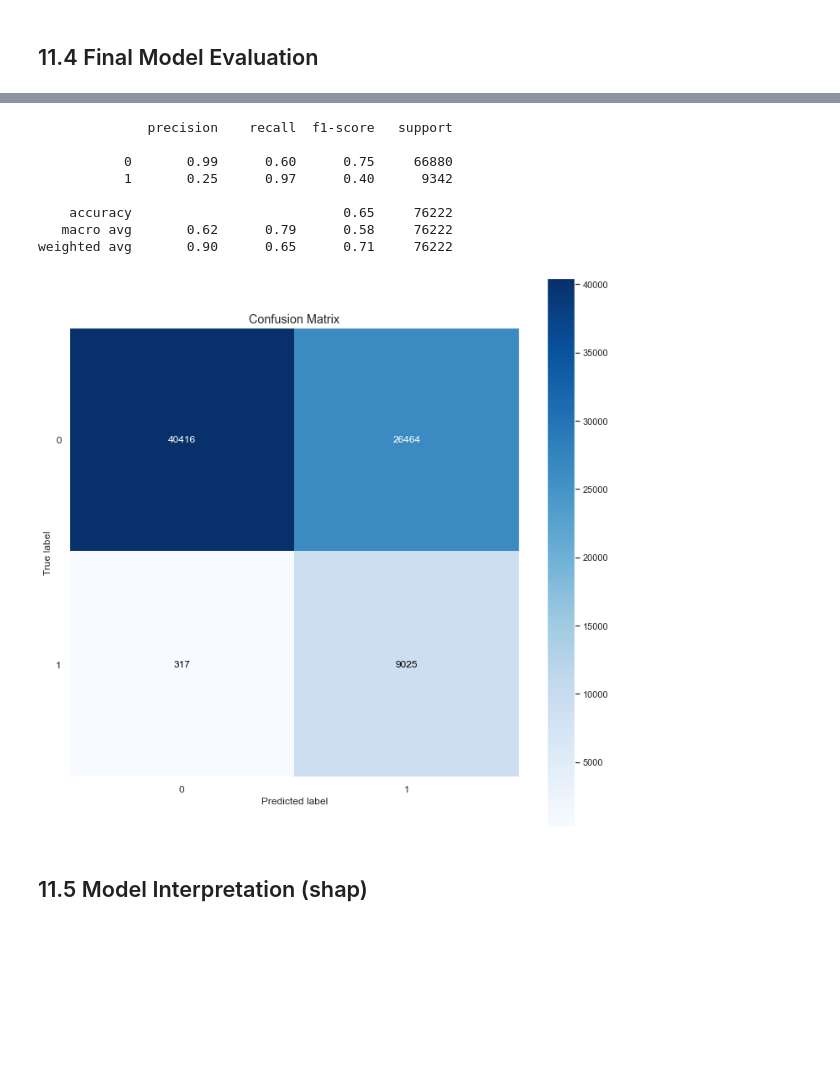
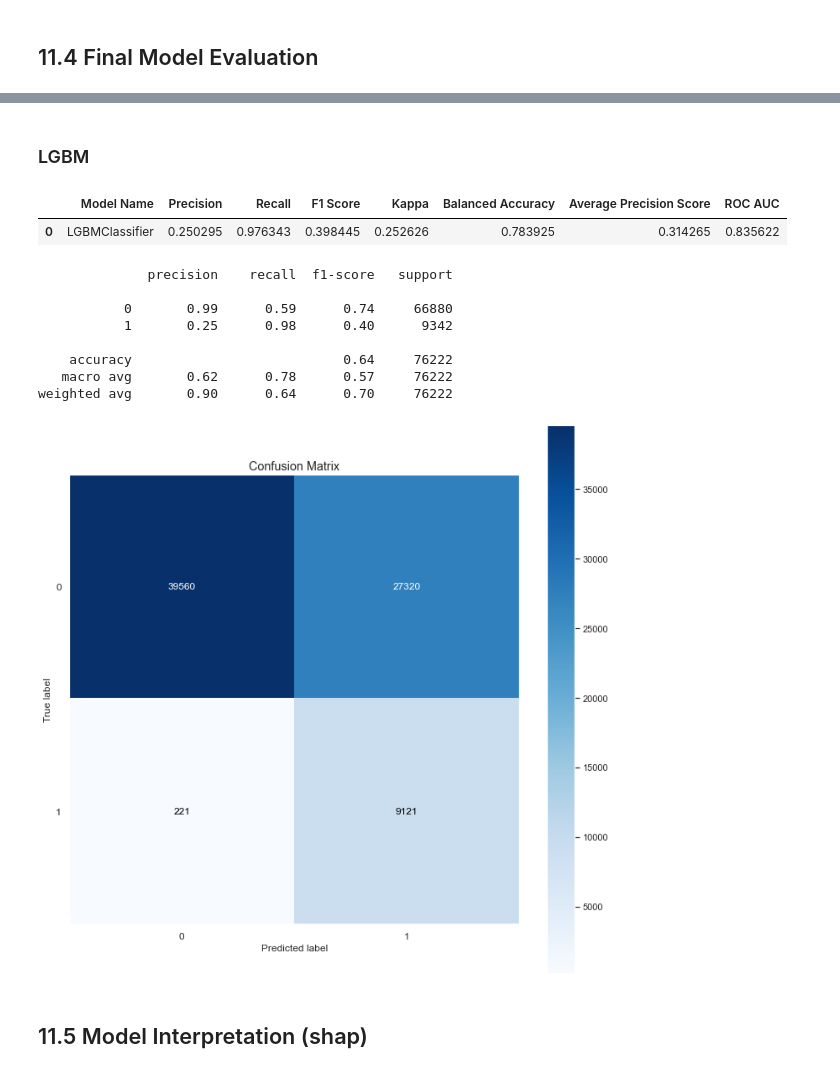
Before and after one commit to FabioCaffarello/insurance-cross-sell, a Jupyter notebook: 01-Notebooks/end_to_end_insurance_cross_sell.ipynb, the cells around one changed output, grey strips where cells are left out. Saved outputs shown, nothing was run; the diff lists cells and outputs as text; code cells hidden in the pictures; blank space fills up the shorter version.

```diff
--- a/01-Notebooks/end_to_end_insurance_cross_sell.ipynb
+++ b/01-Notebooks/end_to_end_insurance_cross_sell.ipynb
@@ -1147,12 +1131,22 @@ cat_attributes = df06.select_dtypes(exclude=['int64', 'float64'])
 ## 7.1 Rescaling
 # %% [markdown]
 ## 7.2 Encoding
+# %%
+from sklearn.preprocessing import LabelEncoder
+
+#age_stage -> Label Encoding
+le = LabelEncoder()
+cat_attributes['age_stage'] = le.fit_transform(cat_attributes['age_stage'])
+
+cat_attributes['gender'] = cat_attributes['gender'].apply(lambda row: 0 if row == 'Male' else 1)
+
+df07 = pd.concat([num_attributes, cat_attributes], axis=1)
 # %%
-# Dummy variable
-df07_dummy = pd.get_dummies(cat_attributes)
+# # Dummy variable
+# df07_dummy = pd.get_dummies(cat_attributes)
 
-# Join id and country_destination
-df07 = pd.concat([num_attributes, df07_dummy], axis=1)
+# # Join id and country_destination
+# df07 = pd.concat([num_attributes, df07_dummy], axis=1)
 # %% [markdown]
 ## 7.3 Transformation
 # %% [markdown]
@@ -1200,0 +1231,14 @@ BorutaPy(estimator=RandomForestClassifier(n_estimators=66, n_jobs=-1,
+# %%
+X = df08.drop(columns=['response'], axis=1)
+y = df08['response'].copy()
+
+# Training and Validation dataset for Boruta
+X_train_n = X.to_numpy()
+y_train_n = y.values.ravel()
+
+# define RandomForestClassifier
+rf = RandomForestClassifier(n_jobs=-1)
+
+# define Boruta
+boruta = BorutaPy(rf, verbose=1, n_estimators='auto', random_state=42)
+boruta.fit(X_train_n, y_train_n)
@@ -2257,19 +2402,38 @@ final_scores.head()
+# %% [markdown]
+### LGBM
+# %%
+# Prediction
+yhat_lgbm_eval = lgbm.predict(X_test_eval)
+
+# Prediction proba
+yhat_proba_lgbm_eval = lgbm.predict_proba(X_test_eval)[:,1]
+yhat_proba_lgbm_eval_2 = lgbm.predict_proba(X_test_eval)
+# %%
+# Model Name
+model_name = type(lgbm).__name__
+
+# Scores
+final_scores = ml_scores(model_name, y_test_eval, yhat_lgbm_eval, yhat_proba_lgbm_eval)
+final_scores.head()
+# %% [output]
+|  | Model Name | Precision | Recall | F1 Score | Kappa | Balanced Accuracy | Average Precision Score | ROC AUC |
+| 0 | LGBMClassifier | 0.250295 | 0.976343 | 0.398445 | 0.252626 | 0.783925 | 0.314265 | 0.835622 |
 # %%
 # Classification Report
-print(classification_report(y_test_eval, yhat_xgb_eval))
+print(classification_report(y_test_eval, yhat_lgbm_eval))
 
 # Confusion matrix
-plot_confusion_matrix(y_test_eval, yhat_xgb_eval, normalize=False, figsize=(12, 12));
+plot_confusion_matrix(y_test_eval, yhat_lgbm_eval, normalize=False, figsize=(12, 12));
 # %% [output]
               precision    recall  f1-score   support
 
-           0       0.99      0.60      0.75     66880
-           1       0.25      0.97      0.40      9342
+           0       0.99      0.59      0.74     66880
+           1       0.25      0.98      0.40      9342
 
-    accuracy                           0.65     76222
-   macro avg       0.62      0.79      0.58     76222
-weighted avg       0.90      0.65      0.71     76222
+    accuracy                           0.64     76222
+   macro avg       0.62      0.78      0.57     76222
+weighted avg       0.90      0.64      0.70     76222
-[figure, old version]
+[figure, new version]
 # %% [markdown]
 ## 11.5 Model Interpretation (shap)
 # %%
```
Also changed, not shown: parts of 38 cells of this notebook, 1 other file.
